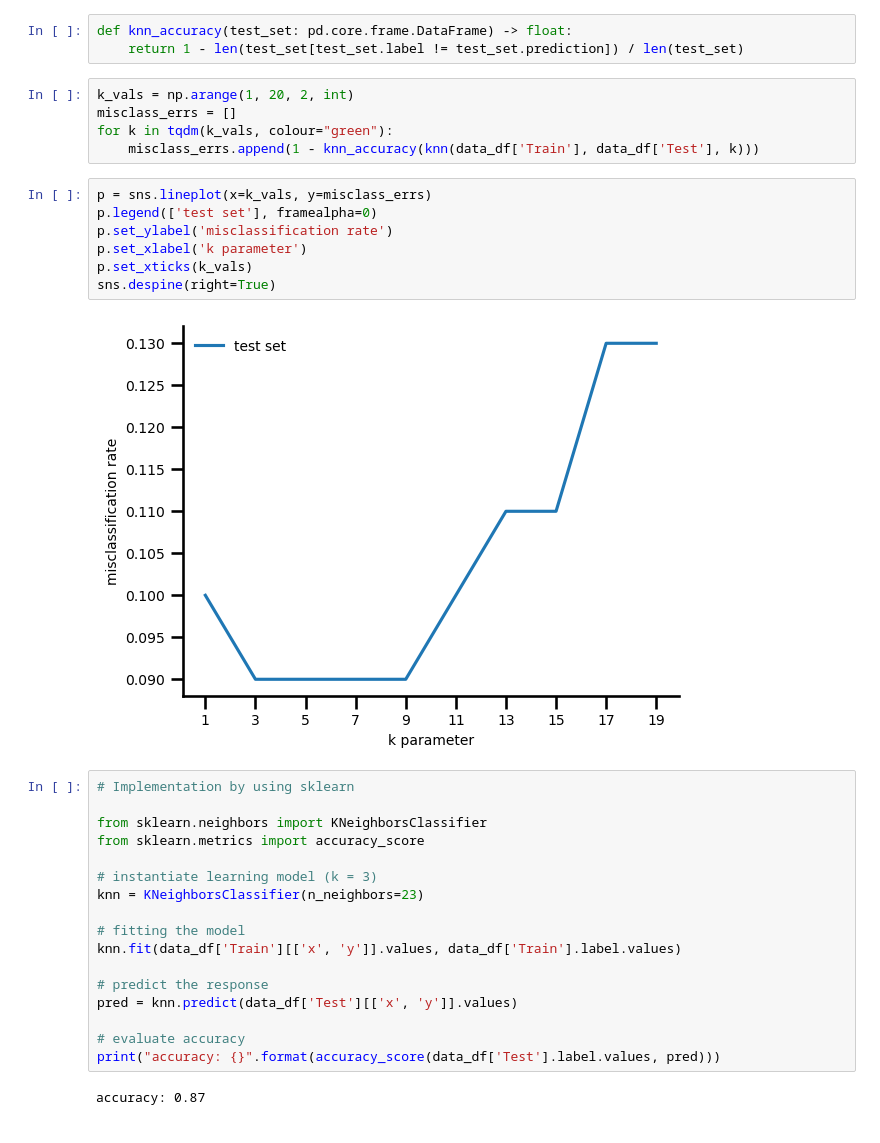
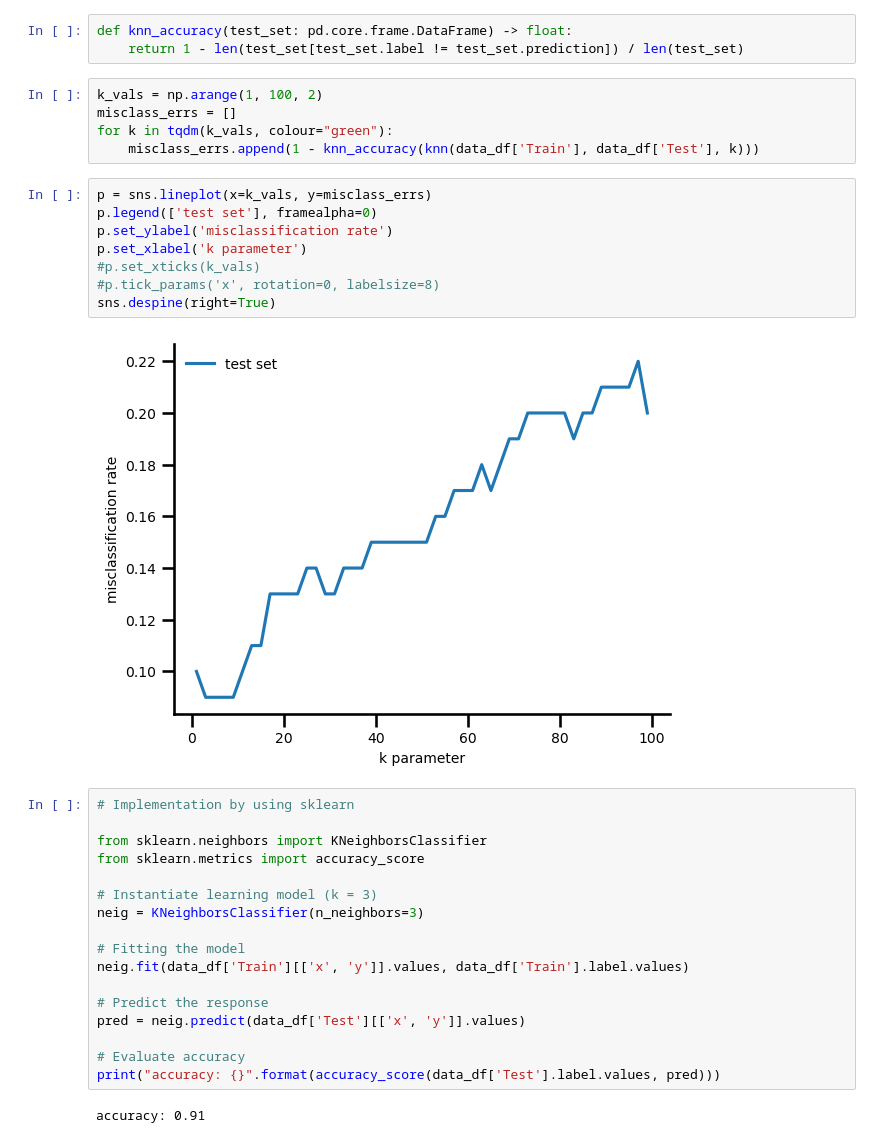
Before and after one commit to arnestc/StatisticalLearning, a Jupyter notebook: notebooks/01-synthetic-dataset.ipynb, the cells around one changed output. Drawn from its saved outputs; the diff is of its cells as text.

```diff
--- a/notebooks/01-synthetic-dataset.ipynb
+++ b/notebooks/01-synthetic-dataset.ipynb
@@ -231,35 +231,36 @@ def knn(train_set: pd.core.frame.DataFrame, test_set: pd.core.frame.DataFrame, k
 def knn_accuracy(test_set: pd.core.frame.DataFrame) -> float:
     return 1 - len(test_set[test_set.label != test_set.prediction]) / len(test_set)
 # %%
-k_vals = np.arange(1, 20, 2, int)
+k_vals = np.arange(1, 100, 2)
 misclass_errs = []
 for k in tqdm(k_vals, colour="green"):
     misclass_errs.append(1 - knn_accuracy(knn(data_df['Train'], data_df['Test'], k)))
 # %%
 p = sns.lineplot(x=k_vals, y=misclass_errs)
 p.legend(['test set'], framealpha=0)
 p.set_ylabel('misclassification rate')
 p.set_xlabel('k parameter')
-p.set_xticks(k_vals)
+#p.set_xticks(k_vals)
+#p.tick_params('x', rotation=0, labelsize=8)
 sns.despine(right=True)
 # %% [output]
-[figure, old version]
+[figure, new version]
 # %%
 # Implementation by using sklearn
 
 from sklearn.neighbors import KNeighborsClassifier
 from sklearn.metrics import accuracy_score
 
-# instantiate learning model (k = 3)
-knn = KNeighborsClassifier(n_neighbors=23)
+# Instantiate learning model (k = 3)
+neig = KNeighborsClassifier(n_neighbors=3)
 
-# fitting the model
-knn.fit(data_df['Train'][['x', 'y']].values, data_df['Train'].label.values)
+# Fitting the model
+neig.fit(data_df['Train'][['x', 'y']].values, data_df['Train'].label.values)
 
-# predict the response
-pred = knn.predict(data_df['Test'][['x', 'y']].values)
+# Predict the response
+pred = neig.predict(data_df['Test'][['x', 'y']].values)
 
-# evaluate accuracy
+# Evaluate accuracy
 print("accuracy: {}".format(accuracy_score(data_df['Test'].label.values, pred)))
 # %% [output]
-accuracy: 0.87
+accuracy: 0.91
```
